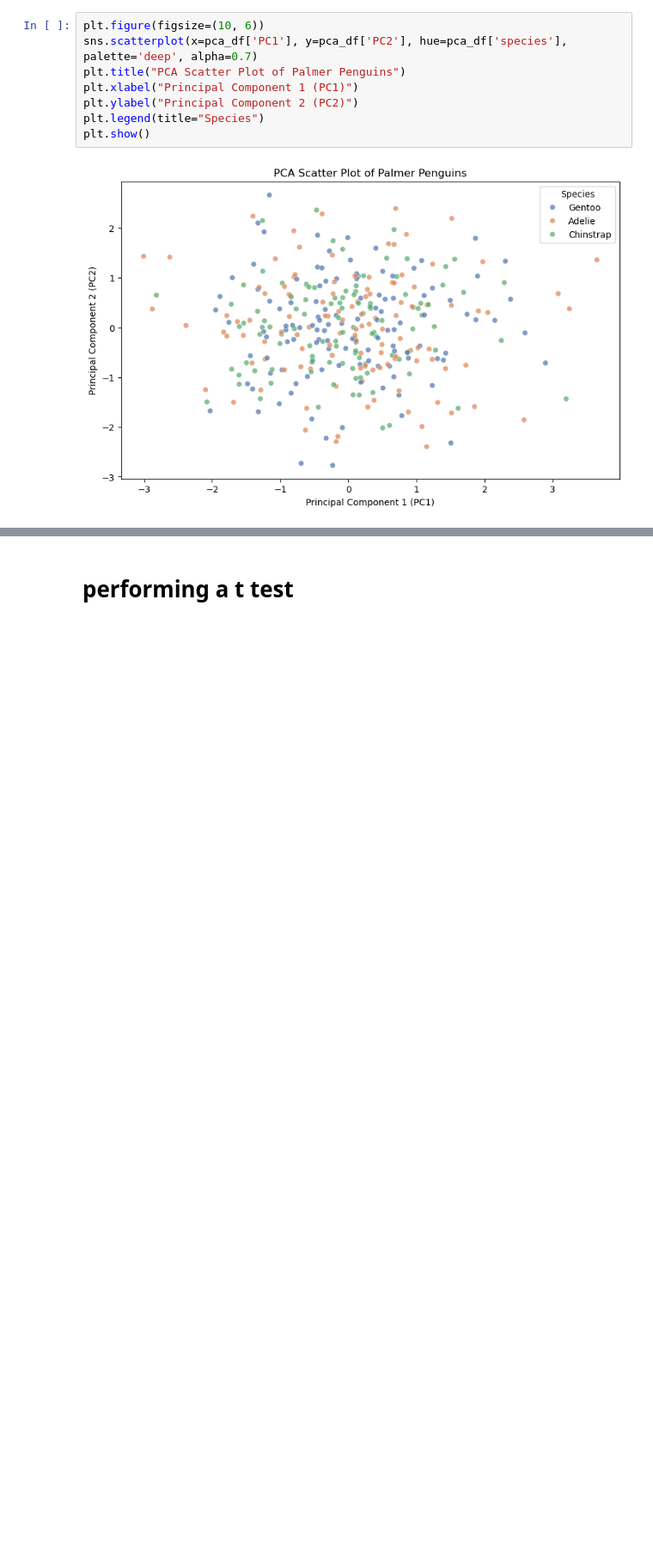
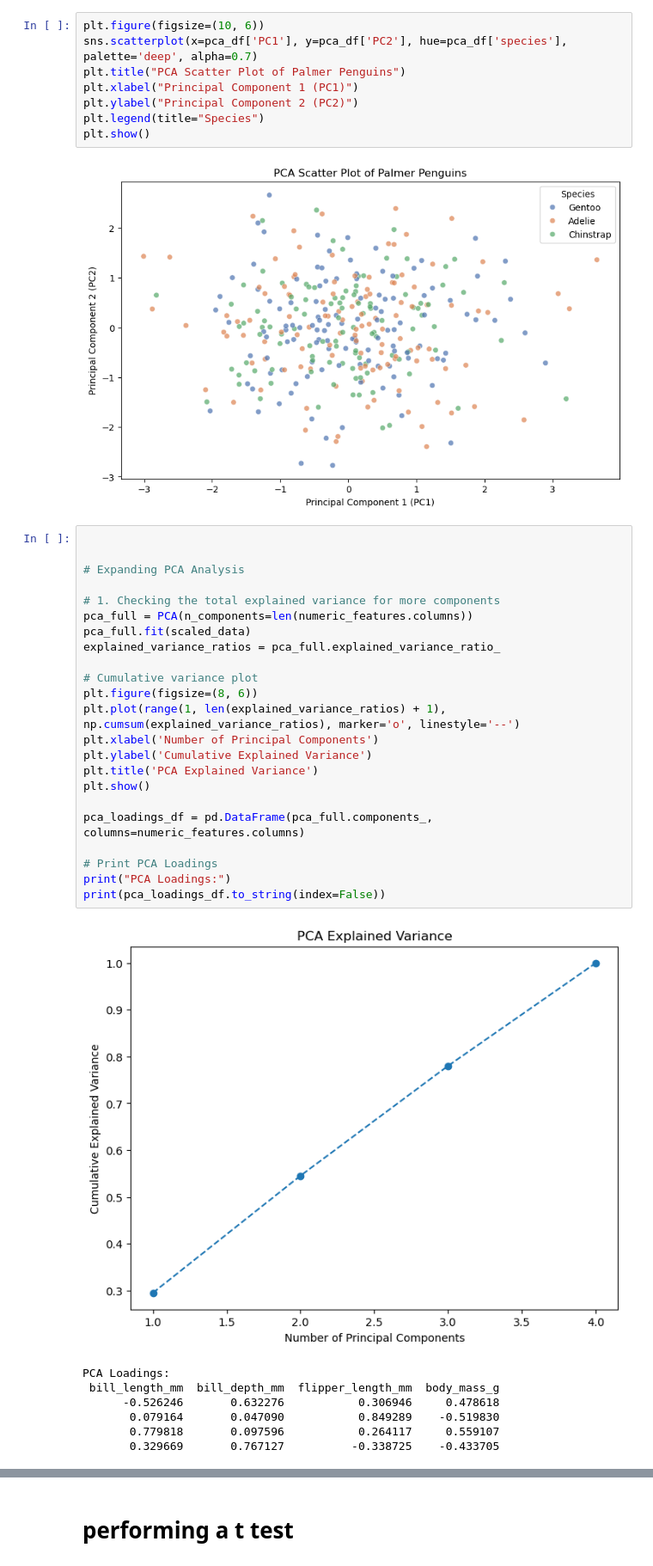
Before and after one commit to keithmmc/dataprojects, a Jupyter notebook: palmer.ipynb, the cells around one changed output, grey strips where cells are left out. Shown at 86% size. Saved outputs shown, nothing was run; the diff lists cells and outputs as text; blank space fills up the shorter version.

```diff
--- a/palmer.ipynb
+++ b/palmer.ipynb
@@ -208,3 +210,34 @@ plt.legend(title="Species")
 plt.show()
 # %% [output]
 [figure]
+# %%
+
+
+# Expanding PCA Analysis
+
+# 1. Checking the total explained variance for more components
+pca_full = PCA(n_components=len(numeric_features.columns))
+pca_full.fit(scaled_data)
+explained_variance_ratios = pca_full.explained_variance_ratio_
+
+# Cumulative variance plot
+plt.figure(figsize=(8, 6))
+plt.plot(range(1, len(explained_variance_ratios) + 1), np.cumsum(explained_variance_ratios), marker='o', linestyle='--')
+plt.xlabel('Number of Principal Components')
+plt.ylabel('Cumulative Explained Variance')
+plt.title('PCA Explained Variance')
+plt.show()
+
+pca_loadings_df = pd.DataFrame(pca_full.components_, columns=numeric_features.columns)
+
+# Print PCA Loadings
+print("PCA Loadings:")
+print(pca_loadings_df.to_string(index=False))
+# %% [output]
+[figure, added]
+PCA Loadings:
+ bill_length_mm  bill_depth_mm  flipper_length_mm  body_mass_g
+      -0.526246       0.632276           0.306946     0.478618
+       0.079164       0.047090           0.849289    -0.519830
+       0.779818       0.097596           0.264117     0.559107
+       0.329669       0.767127          -0.338725    -0.433705
```
Also changed, not shown: parts of 10 cells of this notebook.
